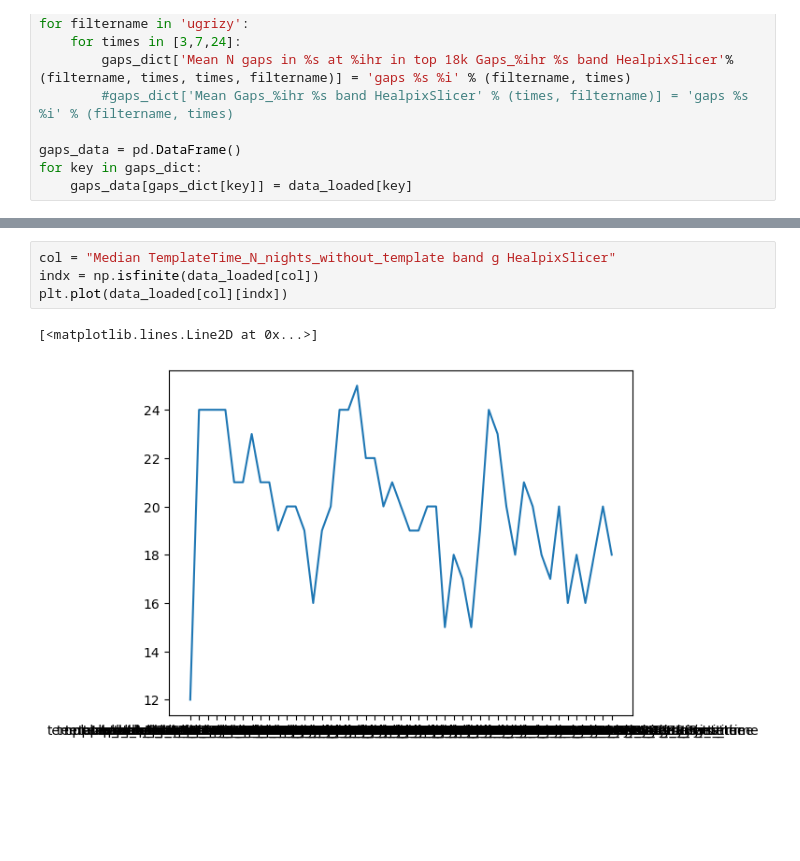
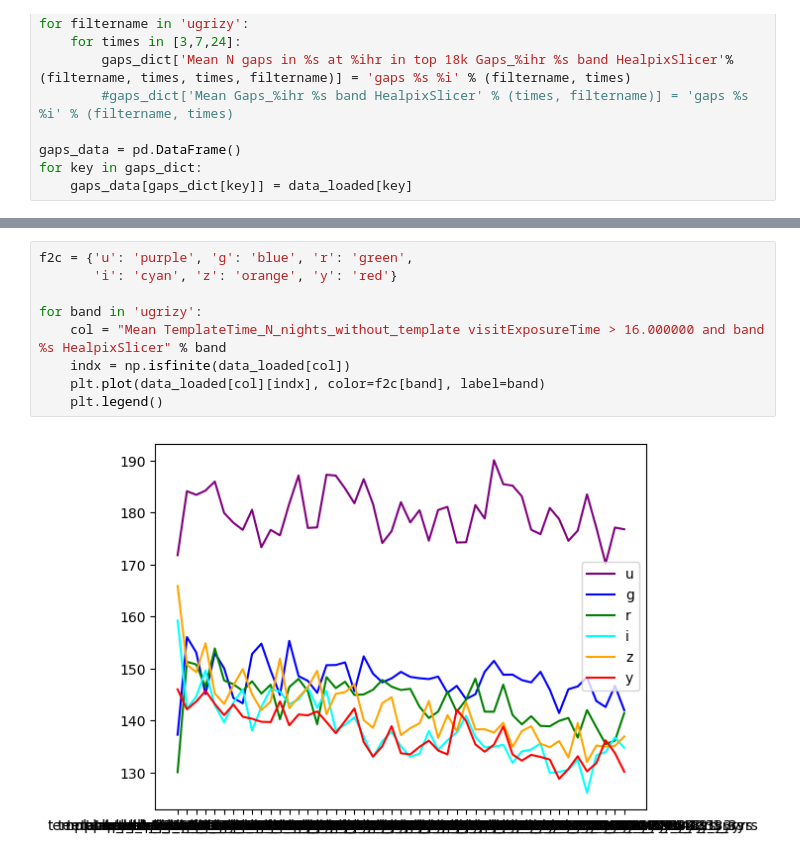
Before and after one commit to lsst-sims/sims_featureScheduler_runs4.2, a Jupyter notebook: templates/quick_look.ipynb, the cells around one changed output, grey strips where cells are left out. Saved outputs shown, nothing was run; the diff lists cells and outputs as text; blank space fills up the shorter version.

Commit message:
results from templates

```diff
--- a/templates/quick_look.ipynb
+++ b/templates/quick_look.ipynb
@@ -224,8 +224,12 @@ fig, ax = radar(ndata, legend=True, rgrids=[0.8, 1.0, 1.1], bbox_to_anchor=(1.7,
 # %%
-col = "Median TemplateTime_N_nights_without_template band g HealpixSlicer"
-indx = np.isfinite(data_loaded[col])
-plt.plot(data_loaded[col][indx])
+f2c = {'u': 'purple', 'g': 'blue', 'r': 'green',
+       'i': 'cyan', 'z': 'orange', 'y': 'red'}
+
+for band in 'ugrizy':
+    col = "Mean TemplateTime_N_nights_without_template visitExposureTime > 16.000000 and band %s HealpixSlicer" % band
+    indx = np.isfinite(data_loaded[col])
+    plt.plot(data_loaded[col][indx], color=f2c[band], label=band)
+    plt.legend()
 # %% [output]
-[<matplotlib.lines.Line2D at 0x...>]
-[figure, old version]
+[figure, new version]
 # %%
```
Also changed, not shown: parts of 4 cells of this notebook, 1 other file.
